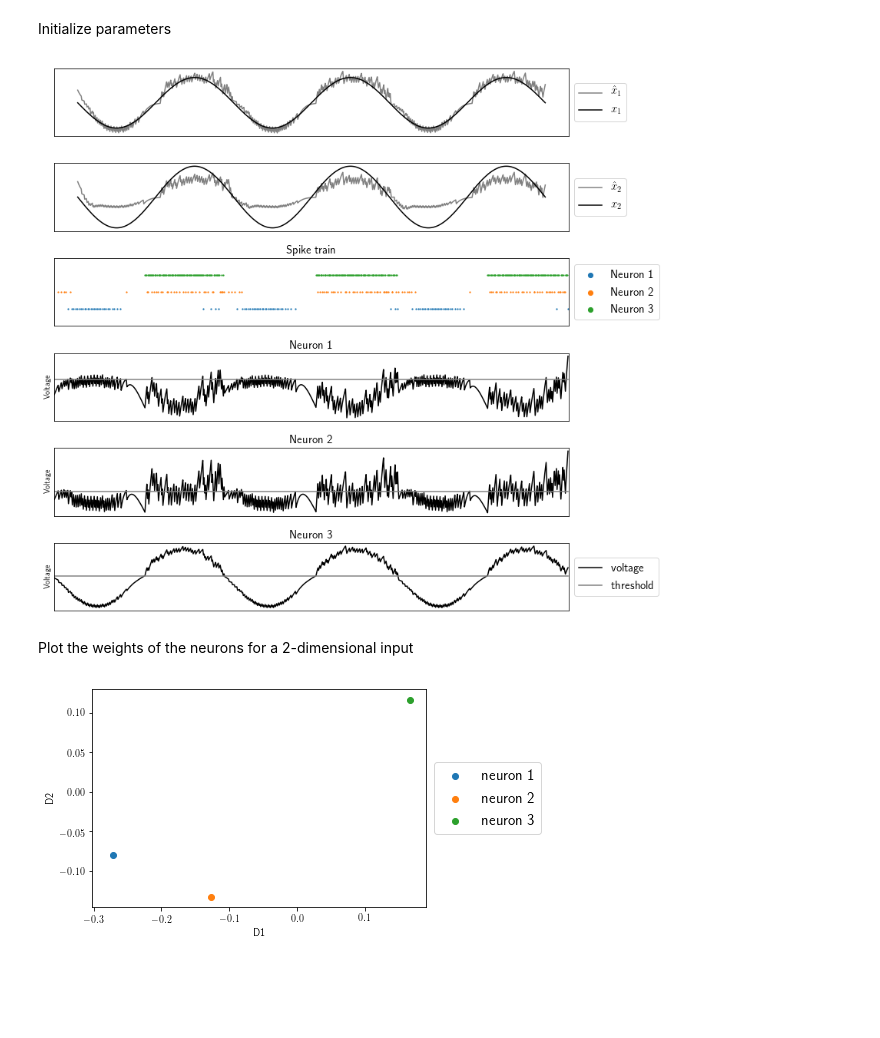
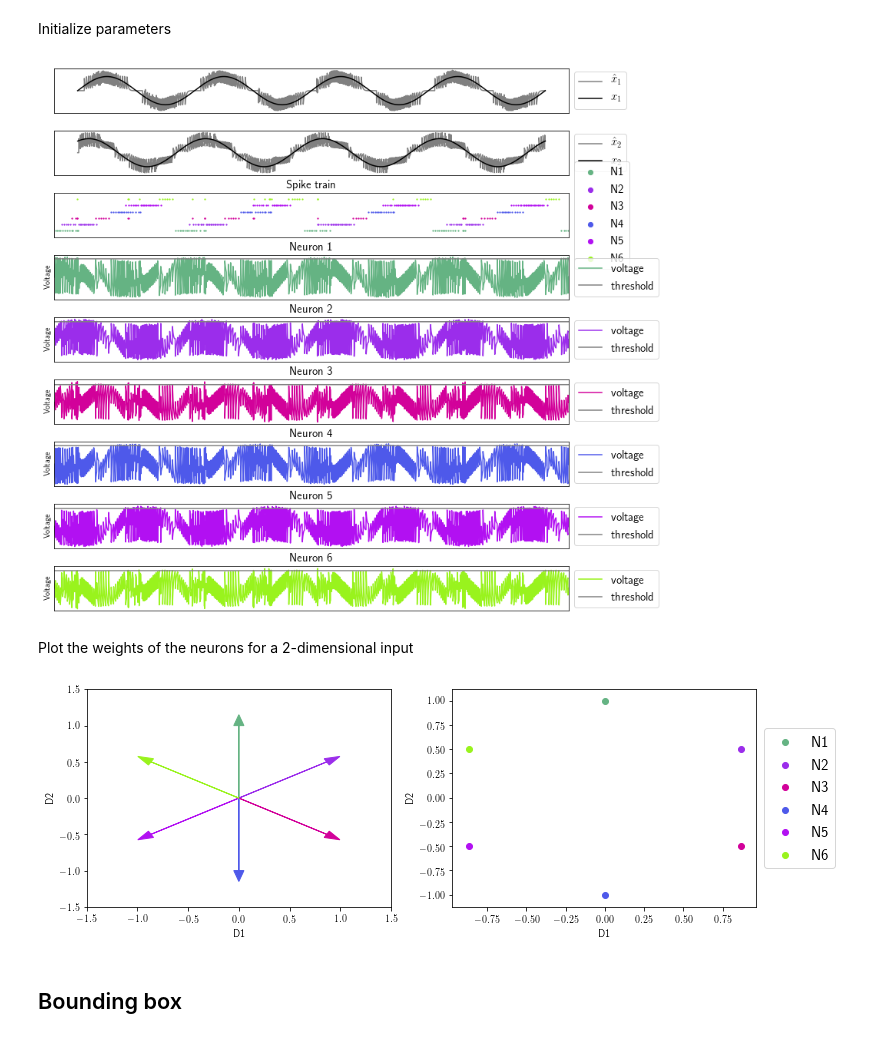
Before and after one commit to ABra1993/LisbonLab, a Jupyter notebook: CSM_multidimensional.ipynb, the cells around one changed output. Drawn from its saved outputs; the diff is of its cells as text; code cells hidden in the pictures; blank space fills up the shorter version.

```diff
--- a/CSM_multidimensional.ipynb
+++ b/CSM_multidimensional.ipynb
@@ -158,32 +172,61 @@ def plot_N():
 # %%
 # Run simulation and plot results for given parameters
-
-N = 3                                                    # number of neurons
+N = 6                                                    # number of neurons
 d = 2                                                    # number of dimensions of signal input
-iterations = 800                                         # number of steps
+iterations = 4000                                        # number of steps
 dt = 0.1                                                 # step size
 tau = 1                                                  # time constant
 beta = 0                                                 # cost
-D = np.random.uniform(-0.3, 0.3, size=(N, d))            # initialize decoding weights
 
+# initialize decoding weights
+D = []
 
+weights = np.linspace(0, 2 * np.pi, N + 1)
+
+for i in range(N):
+    D_temp = [np.sin(weights[i]), np.cos(weights[i])]
+    D.append(D_temp)
+
+D = np.asarray(D).reshape((N, d))
+
+color = list(np.random.choice(range(256), size=(N, 3)))
+
+# run simulation
 t, voltage, x_est, o, T = initialize_params_N(N, d, iterations, dt, D)      # initialize parameters
 c, x = TVS_N()                                                              # create d-dimensional input signal
 run_N(tau, beta)                                                            # run spiking network
 plot_N()                                                                    # plot results
 # %% [output]
-[figure, old version]
+[figure, new version]
 # %% [markdown]
 Plot the weights of the neurons for a 2-dimensional input
 # %%
 def plot_weights():
+
+    plots = 2
+    pl.subplots(plots, 1, figsize=(12, 4))
+
+    # plot weights as arrows
+    pl.subplot(1, 2, 1)
     for i in range(1, N + 1):
-        pl.scatter(D[i - 1][0], D[i - 1][1], label='neuron %i' %i)
+        arrow = pl.arrow(0, 0, D[i - 1, 0], D[i - 1, 1], color=color[i - 1][:]/255, head_width=0.1)
+
+    pl.xlabel('D1')
+    pl.ylabel('D2')
+    pl.xlim(-1.5, 1.5)
+    pl.ylim(-1.5, 1.5)
+
+    # plot weights as points
+    pl.subplot(1, 2, 2)
+    for i in range(1, N + 1):
+        pl.scatter(D[i - 1][0], D[i - 1][1], color=color[i - 1][:]/255, label='N%i' %i)
 
     pl.xlabel('D1')
     pl.ylabel('D2')
     pl.legend(loc='center left', bbox_to_anchor=(1, 0.5), fontsize=15, markerscale=1)
 
 plot_weights()
 # %% [output]
-[figure, old version]
+[figure, new version]
+# %% [markdown]
+## Bounding box
```
Also changed, not shown: parts of 4 cells of this notebook.
